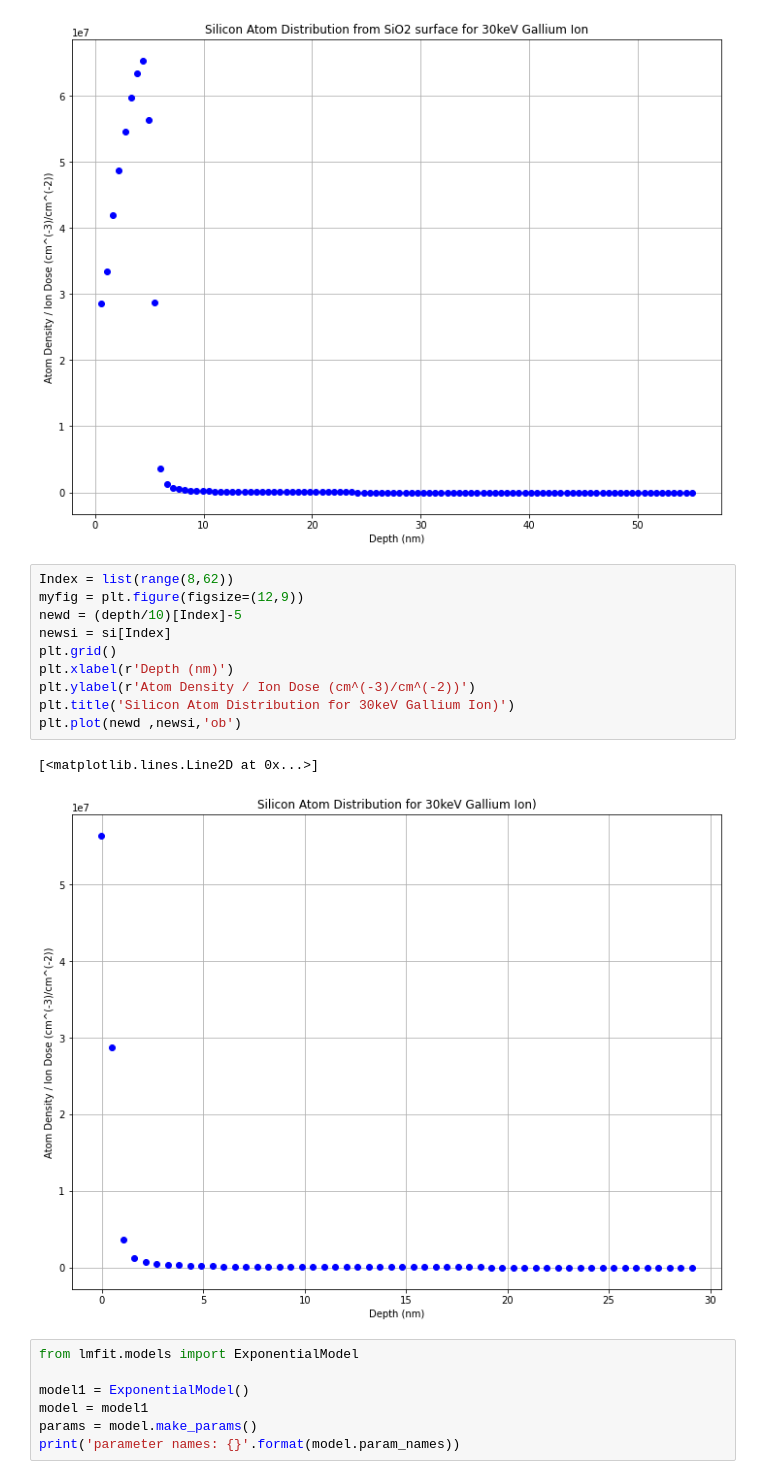
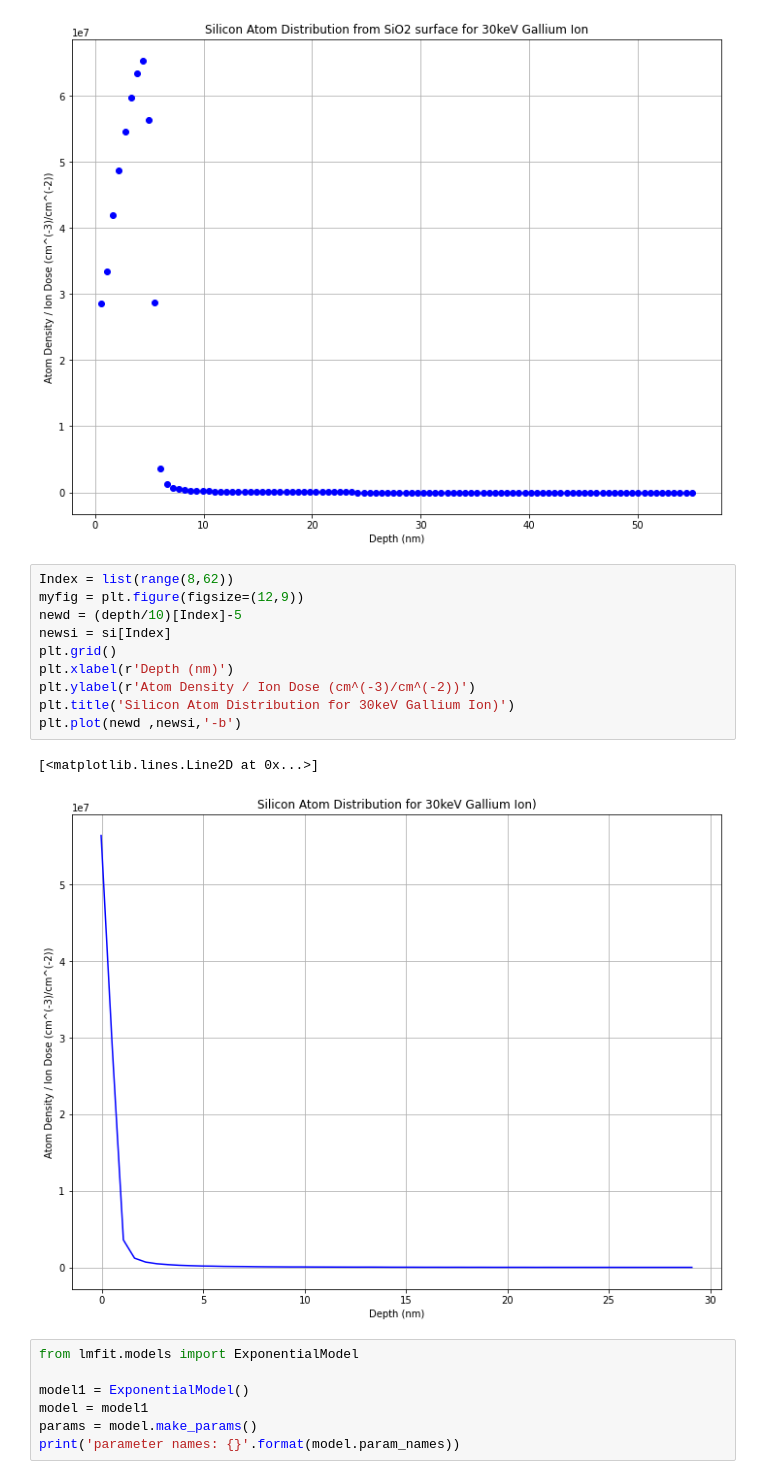
Before and after one commit to ahserhan/SiO2-SiV, a Jupyter notebook: simulation_process.ipynb, the cells around one changed output. Cells and saved outputs as stored; diff of their text form.

```diff
--- a/simulation_process.ipynb
+++ b/simulation_process.ipynb
@@ -37,16 +37,16 @@ plt.plot(depth/10,si,'ob')
 # %%
 Index = list(range(8,62))
 myfig = plt.figure(figsize=(12,9))
 newd = (depth/10)[Index]-5
 newsi = si[Index]
 plt.grid()
 plt.xlabel(r'Depth (nm)')
 plt.ylabel(r'Atom Density / Ion Dose (cm^(-3)/cm^(-2))')
 plt.title('Silicon Atom Distribution for 30keV Gallium Ion)')
-plt.plot(newd ,newsi,'ob')
+plt.plot(newd ,newsi,'-b')
 # %% [output]
 [<matplotlib.lines.Line2D at 0x...>]
-[figure, old version]
+[figure, new version]
 # %%
 from lmfit.models import ExponentialModel
 
```
Also changed, not shown: parts of 7 cells of this notebook.
